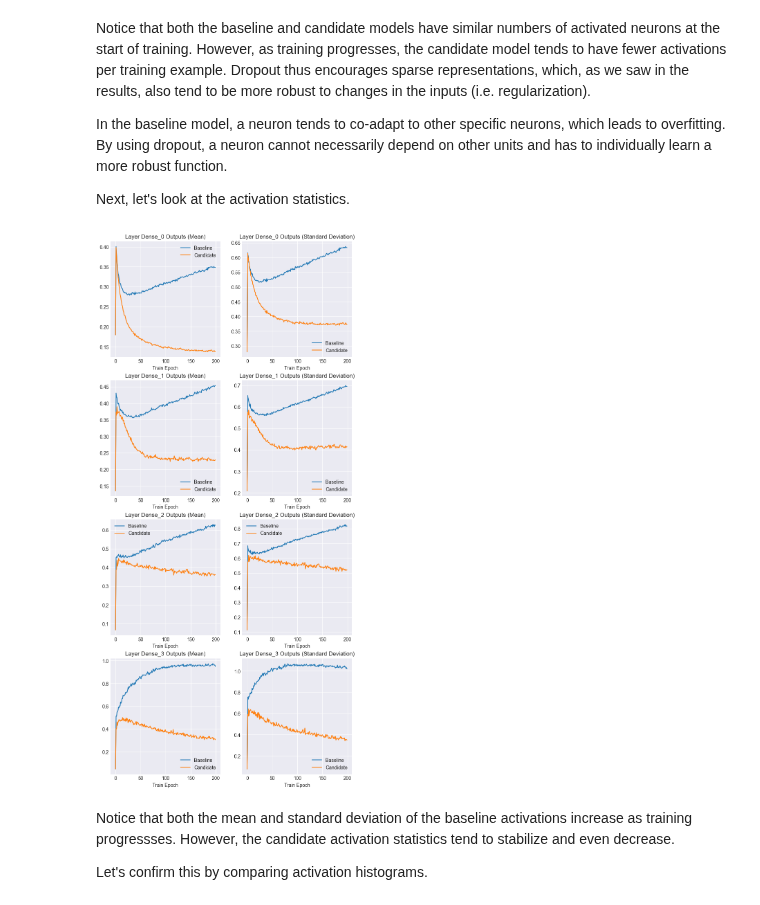
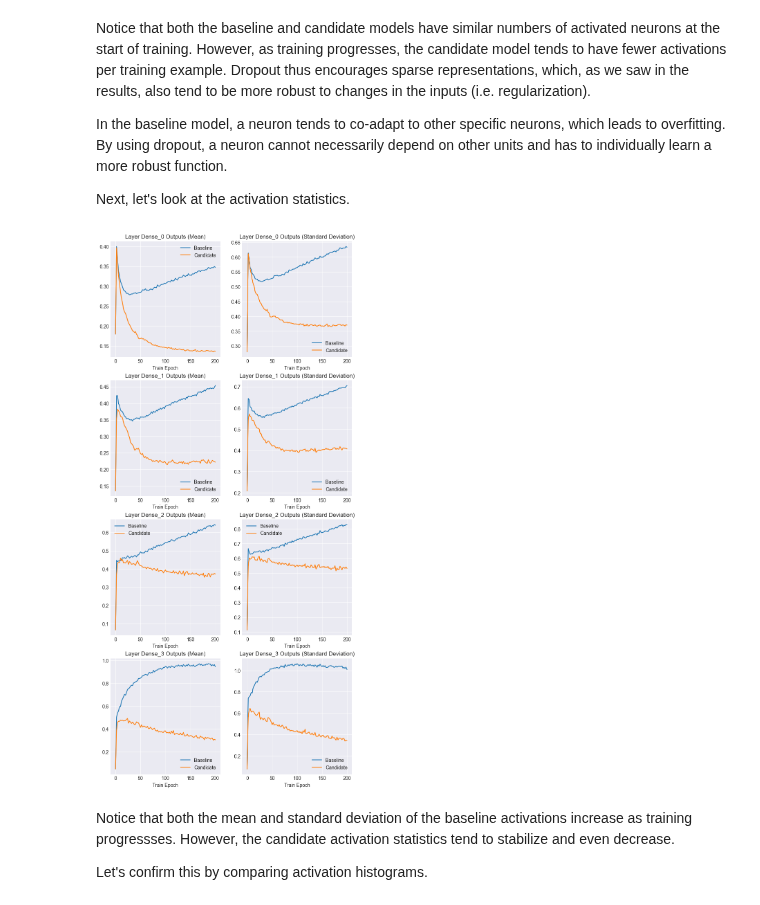
Before and after one commit to novastar53/novastar53.github.io, a Jupyter notebook: site/how-dropout-works.ipynb, the cells around one changed output. Drawn from its saved outputs; the diff is of its cells as text; code cells hidden in the pictures.

```diff
--- a/site/how-dropout-works.ipynb
+++ b/site/how-dropout-works.ipynb
@@ -313,16 +309,16 @@ def load_accuracy_from_disk(model, phase, tmpdir=tmpdir):
 
 def save_outputs_to_disk(model, phase, epoch, outputs, tmpdir=tmpdir):
     for key in outputs:
-        filename = f'{tmpdir}/{model}_{phase}_outputs_epoch_{epoch}_{key}.npy'
-        jnp.save(filename, outputs[key])
+        filename = f'{tmpdir}/{model}_{phase}_outputs_epoch_{epoch}_{key}.npz'
+        jnp.savez(filename, outputs[key])
 
 
 def load_outputs_from_disk(model, phase, epoch, layer, tmpdir=tmpdir):
-    filename = f'{tmpdir}/{model}_{phase}_outputs_epoch_{epoch}_{layer}.npy'
+    filename = f'{tmpdir}/{model}_{phase}_outputs_epoch_{epoch}_{layer}.npz'
     if os.path.exists(filename):
-        return jnp.load(filename)
+        return jnp.load(filename)['arr_0']
     else:
-        print(f"No data found for file {filename}")
+        #print(f"No data found for file {filename}")
         return None
 # %%
 try:
@@ -593,42 +590,44 @@ Next, let's look at the activation statistics.
 # %%
 fig, axs = plt.subplots(4, 2, figsize=(9,5*4))
 
 for l in range(4):
 
     baseline_output_means = []
     baseline_output_stds = []
     candidate_output_means = []
     candidate_output_stds = []
 
     for i in range(num_epochs):
         baseline_o1 = load_outputs_from_disk("Baseline", "train", i, f"Relu_{l}")
-        baseline_m1 = baseline_o1.mean()
-        baseline_output_means.append(baseline_m1)
-        baseline_s1 = baseline_o1.std()
-        baseline_output_stds.append(baseline_s1)
+        if baseline_o1 is not None:
+            baseline_m1 = baseline_o1.mean()
+            baseline_output_means.append(baseline_m1)
+            baseline_s1 = baseline_o1.std()
+            baseline_output_stds.append(baseline_s1)
 
         candidate_o1 = load_outputs_from_disk("Candidate", "train", i, f"Dropout_{l}")
-        candidate_m1 = candidate_o1.mean()
-        candidate_output_means.append(candidate_m1)
-        candidate_s1 = candidate_o1.std()
-        candidate_output_stds.append(candidate_s1)
+        if candidate_o1 is not None:
+            candidate_m1 = candidate_o1.mean()
+            candidate_output_means.append(candidate_m1)
+            candidate_s1 = candidate_o1.std()
+            candidate_output_stds.append(candidate_s1)
 
     axs[l,0].set_title(f"Layer Dense_{l} Outputs (Mean)")
     axs[l,0].set_xlabel("Train Epoch")
-    axs[l,0].plot(baseline_output_means)
-    axs[l,0].plot(candidate_output_means)
+    axs[l,0].plot(range(0,201,2),baseline_output_means)
+    axs[l,0].plot(range(0,201,2),candidate_output_means)
 
     axs[l,1].set_title(f"Layer Dense_{l} Outputs (Standard Deviation)")
     axs[l,1].set_xlabel("Train Epoch")
-    axs[l,1].plot(baseline_output_stds)
-    axs[l,1].plot(candidate_output_stds)
+    axs[l,1].plot(range(0,201,2),baseline_output_stds)
+    axs[l,1].plot(range(0,201,2),candidate_output_stds)
 
     axs[l,0].legend(["Baseline", "Candidate"])
     axs[l,1].legend(["Baseline", "Candidate"])
 
 plt.show()
 # %% [output]
-[figure, old version]
+[figure, new version]
 # %% [markdown]
 Notice that both the mean and standard deviation of the baseline activations increase as training progressses. However, the candidate activation statistics tend to stabilize and even decrease.
 
```
Also changed, not shown: parts of 6 cells of this notebook, 1 other file.
